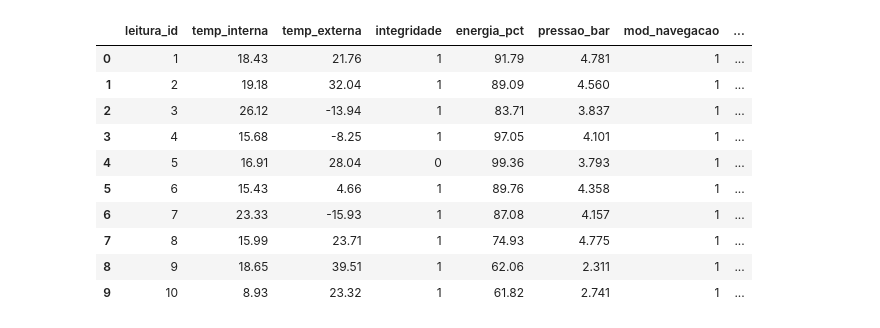
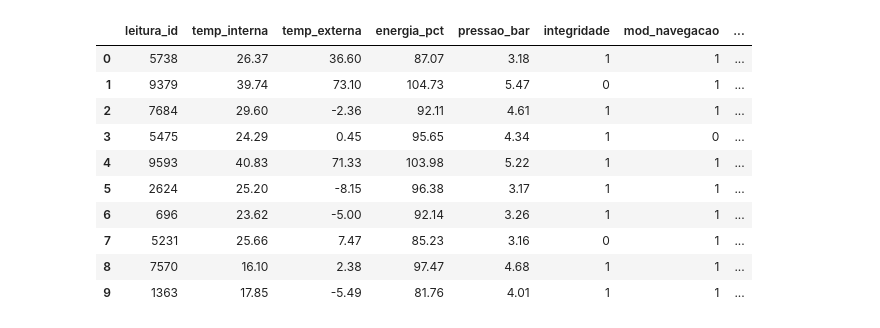
Before and after one commit to vinivaliati/computer_science_fiap, a Jupyter notebook: fase1/Codes/code_vinicius.ipynb, the cells around one changed output. Saved outputs shown, nothing was run; the diff lists cells and outputs as text; code cells hidden in the pictures.

```diff
--- a/fase1/Codes/code_vinicius.ipynb
+++ b/fase1/Codes/code_vinicius.ipynb
@@ -31,61 +25,48 @@ Os dados abaixo simulam **1000 leituras** do sistema de telemetria da nave Auror
 | Módulo de Comunicação | 1 |
 | Módulo de Propulsão | 1 |
 # %%
-temp_interna = np.concatenate([
-    np.random.uniform(15, 30, 900),
-    np.random.uniform(5, 14, 50),
-    np.random.uniform(31, 40, 50)
-])
+N = 10000
+discrepancia_range = [0.10, 0.20]
 
-temp_externa = np.concatenate([
-    np.random.uniform(-20, 40, 920),
-    np.random.uniform(-35, -21, 40),
-    np.random.uniform(41, 55, 40)
-])
+faixas = {
+    'temp_interna'    : (15, 30),
+    'temp_externa'    : (-20, 40),
+    'energia_pct'     : (80, 100),
+    'pressao_bar'     : (3.0, 5.0)
+}
 
-integridade = np.random.choice([0, 1], size=N, p=[0.05, 0.95])
+modulos = ['integridade', 'mod_navegacao', 'mod_comunicacao', 'mod_propulsao']
 
-energia = np.concatenate([
-    np.random.uniform(80, 100, 850),
-    np.random.uniform(50, 79.9, 150)
-])
+def gerar_valores(min_val, max_val, N, discrepancia):
+    n_ok = int(N * (1 - discrepancia))
+    n_bad = N - n_ok
+    ok = np.random.uniform(min_val, max_val, n_ok)
+    bad_baixo = np.random.uniform(min_val - (max_val - min_val), min_val - 0.1, n_bad//2)
+    bad_alto  = np.random.uniform(max_val + 0.1, max_val + (max_val - min_val), n_bad - n_bad//2)
+    return np.concatenate([ok, bad_baixo, bad_alto])
 
-pressao = np.concatenate([
-    np.random.uniform(3.0, 5.0, 880),
-    np.random.uniform(1.0, 2.9, 60),
-    np.random.uniform(5.1, 7.0, 60)
-])
+df = pd.DataFrame({'leitura_id': range(1, N+1)})
 
-mod_navegacao   = np.random.choice([0, 1], size=N, p=[0.04, 0.96])
-mod_comunicacao = np.random.choice([0, 1], size=N, p=[0.04, 0.96])
-mod_propulsao   = np.random.choice([0, 1], size=N, p=[0.04, 0.96])
+for param, (min_val, max_val) in faixas.items():
+    disc = np.random.uniform(*discrepancia_range)
+    df[param] = gerar_valores(min_val, max_val, N, disc).round(2)
 
-indices = np.arange(N)
-np.random.shuffle(indices)
-
-df = pd.DataFrame({
-    'leitura_id'      : range(1, N + 1),
-    'temp_interna'    : temp_interna[indices].round(2),
-    'temp_externa'    : temp_externa[indices].round(2),
-    'integridade'     : integridade[indices],
-    'energia_pct'     : energia[indices].round(2),
-    'pressao_bar'     : pressao[indices].round(3),
-    'mod_navegacao'   : mod_navegacao[indices],
-    'mod_comunicacao' : mod_comunicacao[indices],
-    'mod_propulsao'   : mod_propulsao[indices],
-})
+for param in modulos:
+    disc = np.random.uniform(*discrepancia_range)
+    df[param] = np.random.choice([1, 0], size=N, p=[1-disc, disc])
+df = df.sample(frac=1).reset_index(drop=True)
 
 df.head(10)
 # %% [output]
-|  | leitura_id | temp_interna | temp_externa | integridade | energia_pct | pressao_bar | mod_navegacao | ... |
-| 0 | 1 | 18.43 | 21.76 | 1 | 91.79 | 4.781 | 1 | ... |
-| 1 | 2 | 19.18 | 32.04 | 1 | 89.09 | 4.560 | 1 | ... |
-| 2 | 3 | 26.12 | -13.94 | 1 | 83.71 | 3.837 | 1 | ... |
-| 3 | 4 | 15.68 | -8.25 | 1 | 97.05 | 4.101 | 1 | ... |
-| 4 | 5 | 16.91 | 28.04 | 0 | 99.36 | 3.793 | 1 | ... |
-| 5 | 6 | 15.43 | 4.66 | 1 | 89.76 | 4.358 | 1 | ... |
-| 6 | 7 | 23.33 | -15.93 | 1 | 87.08 | 4.157 | 1 | ... |
-| 7 | 8 | 15.99 | 23.71 | 1 | 74.93 | 4.775 | 1 | ... |
-| 8 | 9 | 18.65 | 39.51 | 1 | 62.06 | 2.311 | 1 | ... |
-| 9 | 10 | 8.93 | 23.32 | 1 | 61.82 | 2.741 | 1 | ... |
+|  | leitura_id | temp_interna | temp_externa | energia_pct | pressao_bar | integridade | mod_navegacao | ... |
+| 0 | 5738 | 26.37 | 36.60 | 87.07 | 3.18 | 1 | 1 | ... |
+| 1 | 9379 | 39.74 | 73.10 | 104.73 | 5.47 | 0 | 1 | ... |
+| 2 | 7684 | 29.60 | -2.36 | 92.11 | 4.61 | 1 | 1 | ... |
+| 3 | 5475 | 24.29 | 0.45 | 95.65 | 4.34 | 1 | 0 | ... |
+| 4 | 9593 | 40.83 | 71.33 | 103.98 | 5.22 | 1 | 1 | ... |
+| 5 | 2624 | 25.20 | -8.15 | 96.38 | 3.17 | 1 | 1 | ... |
+| 6 | 696 | 23.62 | -5.00 | 92.14 | 3.26 | 1 | 1 | ... |
+| 7 | 5231 | 25.66 | 7.47 | 85.23 | 3.16 | 0 | 1 | ... |
+| 8 | 7570 | 16.10 | 2.38 | 97.47 | 4.68 | 1 | 1 | ... |
+| 9 | 1363 | 17.85 | -5.49 | 81.76 | 4.01 | 1 | 1 | ... |
 # %% [markdown]
```
Also changed, not shown: parts of 15 cells of this notebook, 2 other files.
